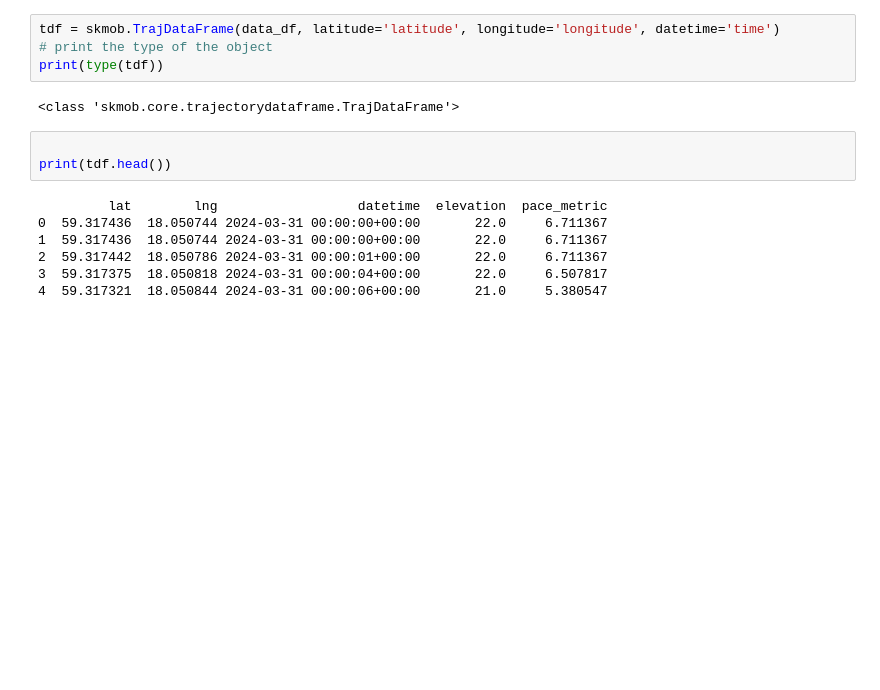
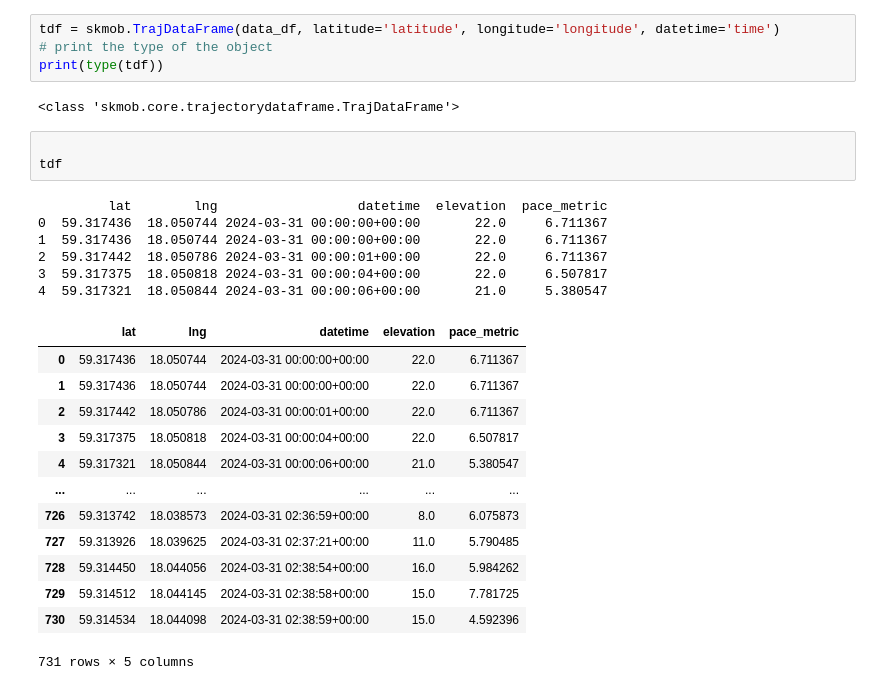
Before and after one commit to pablo-chacon/lbrp, a Jupyter notebook: test_dir/ml_model.ipynb, the cells around one changed output. Saved outputs shown, nothing was run; the diff lists cells and outputs as text; blank space fills up the shorter version.

```diff
--- a/test_dir/ml_model.ipynb
+++ b/test_dir/ml_model.ipynb
@@ -108,13 +108,26 @@ print(type(tdf))
 <class 'skmob.core.trajectorydataframe.TrajDataFrame'>
 # %%
 
-print(tdf.head())
+tdf
 # %% [output]
          lat        lng                  datetime  elevation  pace_metric
 0  59.317436  18.050744 2024-03-31 00:00:00+00:00       22.0     6.711367
 1  59.317436  18.050744 2024-03-31 00:00:00+00:00       22.0     6.711367
 2  59.317442  18.050786 2024-03-31 00:00:01+00:00       22.0     6.711367
 3  59.317375  18.050818 2024-03-31 00:00:04+00:00       22.0     6.507817
 4  59.317321  18.050844 2024-03-31 00:00:06+00:00       21.0     5.380547
+|  | lat | lng | datetime | elevation | pace_metric |
+| 0 | 59.317436 | 18.050744 | 2024-03-31 00:00:00+00:00 | 22.0 | 6.711367 |
+| 1 | 59.317436 | 18.050744 | 2024-03-31 00:00:00+00:00 | 22.0 | 6.711367 |
+| 2 | 59.317442 | 18.050786 | 2024-03-31 00:00:01+00:00 | 22.0 | 6.711367 |
+| 3 | 59.317375 | 18.050818 | 2024-03-31 00:00:04+00:00 | 22.0 | 6.507817 |
+| 4 | 59.317321 | 18.050844 | 2024-03-31 00:00:06+00:00 | 21.0 | 5.380547 |
+| ... | ... | ... | ... | ... | ... |
+| 726 | 59.313742 | 18.038573 | 2024-03-31 02:36:59+00:00 | 8.0 | 6.075873 |
+| 727 | 59.313926 | 18.039625 | 2024-03-31 02:37:21+00:00 | 11.0 | 5.790485 |
+| 728 | 59.314450 | 18.044056 | 2024-03-31 02:38:54+00:00 | 16.0 | 5.984262 |
+| 729 | 59.314512 | 18.044145 | 2024-03-31 02:38:58+00:00 | 15.0 | 7.781725 |
+| 730 | 59.314534 | 18.044098 | 2024-03-31 02:38:59+00:00 | 15.0 | 4.592396 |
+731 rows × 5 columns
 # %%
 # Trying to grip the syntax.
```
Also changed, not shown: parts of 2 cells of this notebook, 1 other file.
